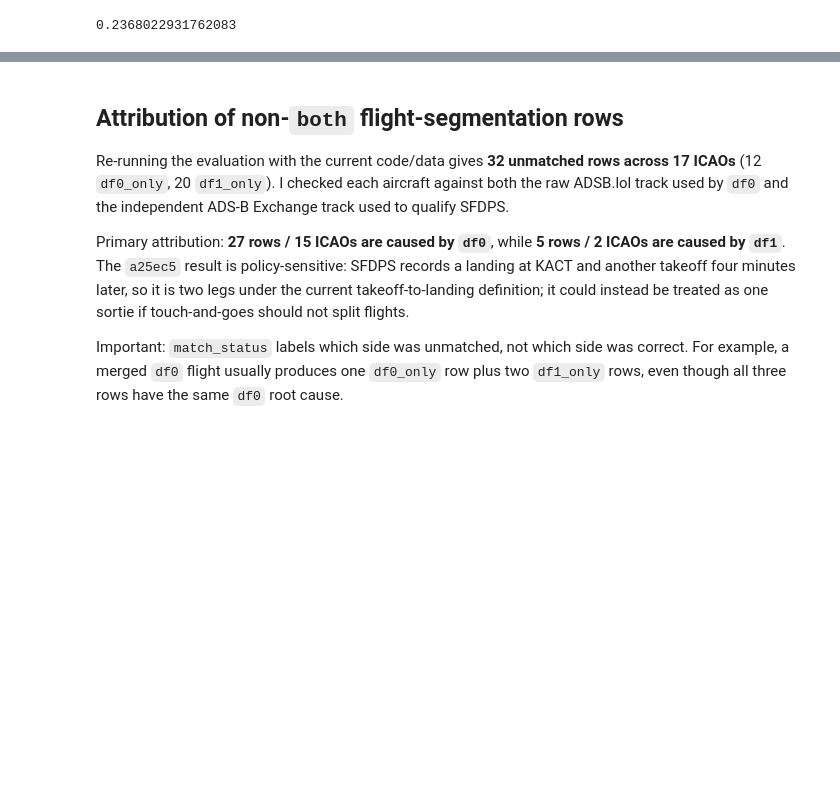
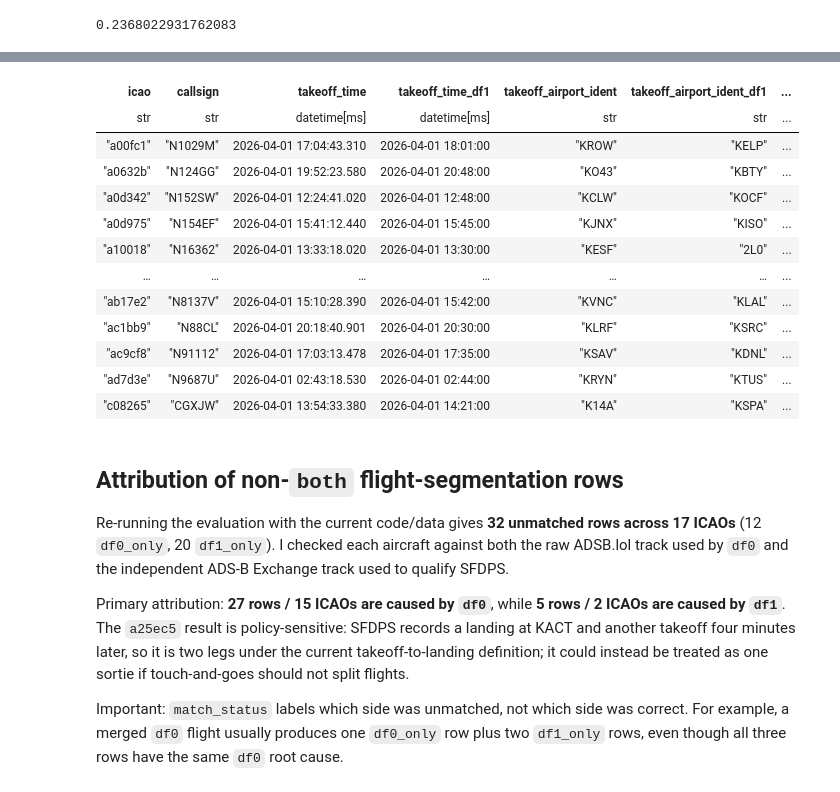
Before and after one commit to PlaneQuery/planequery-data, a Jupyter notebook: notebooks/swim_flights_investigate.ipynb, the cells around one changed output, grey strips where cells are left out. Cells and saved outputs as stored; diff of their text form; code cells hidden in the pictures; blank space fills up the shorter version.

```diff
--- a/notebooks/swim_flights_investigate.ipynb
+++ b/notebooks/swim_flights_investigate.ipynb
@@ -94,0 +107,84 @@ shape: (5, 10)
+# %%
+import polars as pl
+from airports.airport_lookup import AirportLookup
+
+airport_lookup = AirportLookup()
+
+
+def canonical_airport_ident(ident: str | None) -> str | None:
+    """Resolve ICAO, GPS, FAA/local, or IATA codes to one OurAirports ident."""
+    if not ident:
+        return None
+
+    ident = ident.strip().upper()
+
+    if ident in airport_lookup.ident_index:
+        return ident
+
+    for index in (
+        airport_lookup.gps_code_to_ident_index,
+        airport_lookup.local_code_to_ident_index,
+        airport_lookup.iata_to_ident_index,
+    ):
+        canonical = index.get(ident)
+        if canonical is not None:
+            return canonical
+
+    return None
+
+
+icaos_all_both = (
+    df_flights.group_by("icao")
+    .agg((pl.col("match_status") == "both").all().alias("all_both"))
+    .filter("all_both")
+    .get_column("icao")
+)
+
+takeoff_disagreements = (
+    df_flights
+    .filter(
+        ~pl.col("same_takeoff_airport_ident")
+        & (pl.col("match_status") == "both")
+        & pl.col("icao").is_in(icaos_all_both.implode())
+    )
+    .with_columns(
+        pl.col("takeoff_airport_ident")
+        .map_elements(canonical_airport_ident, return_dtype=pl.String)
+        .alias("test_canonical_airport"),
+        pl.col("takeoff_airport_ident_df1")
+        .map_elements(canonical_airport_ident, return_dtype=pl.String)
+        .alias("gold_canonical_airport"),
+    )
+    .with_columns(
+        pl.when(
+            pl.col("test_canonical_airport").is_null()
+            | pl.col("gold_canonical_airport").is_null()
+        )
+        .then(pl.lit("unresolved"))
+        .when(
+            pl.col("test_canonical_airport")
+            == pl.col("gold_canonical_airport")
+        )
+        .then(pl.lit("identifier_alias"))
+        .otherwise(pl.lit("genuine_disagreement"))
+        .alias("disagreement_type")
+    )
+)
+
+genuine_takeoff_disagreements = (
+    takeoff_disagreements
+    .filter(pl.col("disagreement_type") == "genuine_disagreement")
+    .select(
+        "icao",
+        "callsign",
+        "takeoff_time",
+        "takeoff_time_df1",
+        "takeoff_airport_ident",
+        "takeoff_airport_ident_df1",
+        "test_canonical_airport",
+        "gold_canonical_airport",
+    )
+)
+
+genuine_takeoff_disagreements
+# %% [output]
@@ -95,3 +192,16 @@ shape: (5, 10)
+| icao | callsign | takeoff_time | takeoff_time_df1 | takeoff_airport_ident | takeoff_airport_ident_df1 | ... |
+| str | str | datetime[ms] | datetime[ms] | str | str | ... |
+| "a00fc1" | "N1029M" | 2026-04-01 17:04:43.310 | 2026-04-01 18:01:00 | "KROW" | "KELP" | ... |
+| "a0632b" | "N124GG" | 2026-04-01 19:52:23.580 | 2026-04-01 20:48:00 | "KO43" | "KBTY" | ... |
+| "a0d342" | "N152SW" | 2026-04-01 12:24:41.020 | 2026-04-01 12:48:00 | "KCLW" | "KOCF" | ... |
+| "a0d975" | "N154EF" | 2026-04-01 15:41:12.440 | 2026-04-01 15:45:00 | "KJNX" | "KISO" | ... |
+| "a10018" | "N16362" | 2026-04-01 13:33:18.020 | 2026-04-01 13:30:00 | "KESF" | "2L0" | ... |
+| … | … | … | … | … | … | ... |
+| "ab17e2" | "N8137V" | 2026-04-01 15:10:28.390 | 2026-04-01 15:42:00 | "KVNC" | "KLAL" | ... |
+| "ac1bb9" | "N88CL" | 2026-04-01 20:18:40.901 | 2026-04-01 20:30:00 | "KLRF" | "KSRC" | ... |
+| "ac9cf8" | "N91112" | 2026-04-01 17:03:13.478 | 2026-04-01 17:35:00 | "KSAV" | "KDNL" | ... |
+| "ad7d3e" | "N9687U" | 2026-04-01 02:43:18.530 | 2026-04-01 02:44:00 | "KRYN" | "KTUS" | ... |
+| "c08265" | "CGXJW" | 2026-04-01 13:54:33.380 | 2026-04-01 14:21:00 | "K14A" | "KSPA" | ... |
 # %% [markdown]
 ## Attribution of non-`both` flight-segmentation rows
 
```
Also changed, not shown: parts of 7 cells of this notebook, 2 other files.
